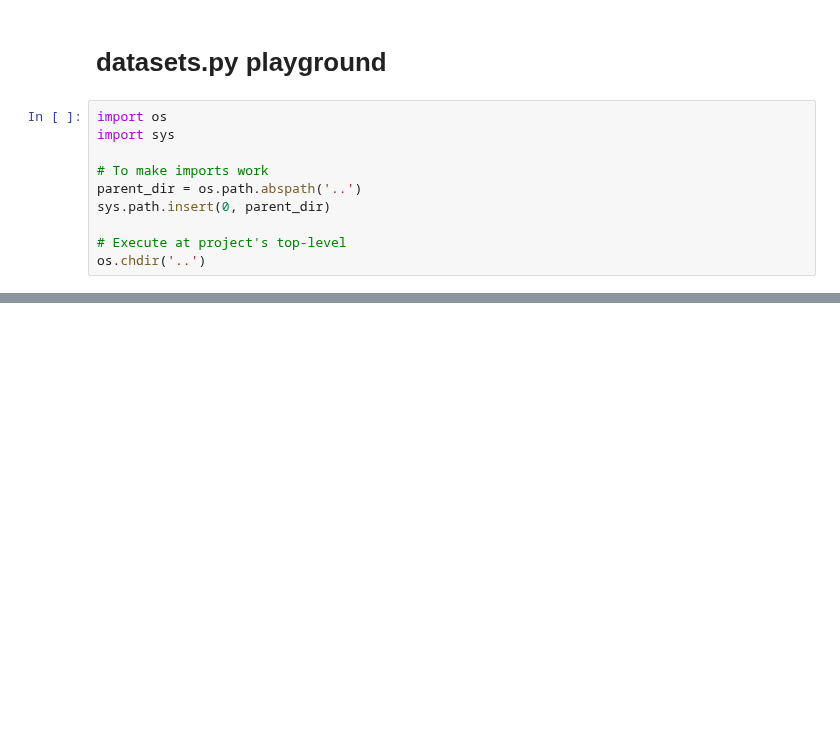
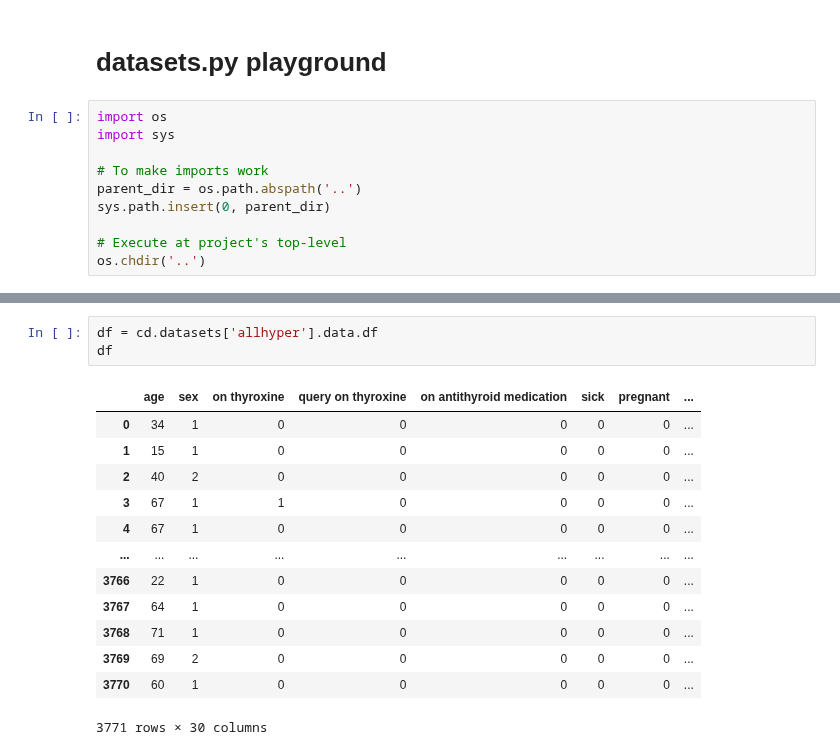
Before and after one commit to LISA-ITMO/CGT4NN, a Jupyter notebook: cgtnnlib/datasets.ipynb, the cells around one changed output, grey strips where cells are left out. Cells and saved outputs as stored; diff of their text form; blank space fills up the shorter version.

```diff
--- a/cgtnnlib/datasets.ipynb
+++ b/cgtnnlib/datasets.ipynb
@@ -31,0 +37,17 @@ DatasetData(train_dataset=<torch.utils.data.dataset.TensorDataset object at 0x..
+# %%
+df = cd.datasets['allhyper'].data.df
+df
+# %% [output]
+|  | age | sex | on thyroxine | query on thyroxine | on antithyroid medication | sick | pregnant | ... |
+| 0 | 34 | 1 | 0 | 0 | 0 | 0 | 0 | ... |
+| 1 | 15 | 1 | 0 | 0 | 0 | 0 | 0 | ... |
+| 2 | 40 | 2 | 0 | 0 | 0 | 0 | 0 | ... |
+| 3 | 67 | 1 | 1 | 0 | 0 | 0 | 0 | ... |
+| 4 | 67 | 1 | 0 | 0 | 0 | 0 | 0 | ... |
+| ... | ... | ... | ... | ... | ... | ... | ... | ... |
+| 3766 | 22 | 1 | 0 | 0 | 0 | 0 | 0 | ... |
+| 3767 | 64 | 1 | 0 | 0 | 0 | 0 | 0 | ... |
+| 3768 | 71 | 1 | 0 | 0 | 0 | 0 | 0 | ... |
+| 3769 | 69 | 2 | 0 | 0 | 0 | 0 | 0 | ... |
+| 3770 | 60 | 1 | 0 | 0 | 0 | 0 | 0 | ... |
+3771 rows × 30 columns
```
Also changed, not shown: parts of 5 cells of this notebook, 1 other file.
